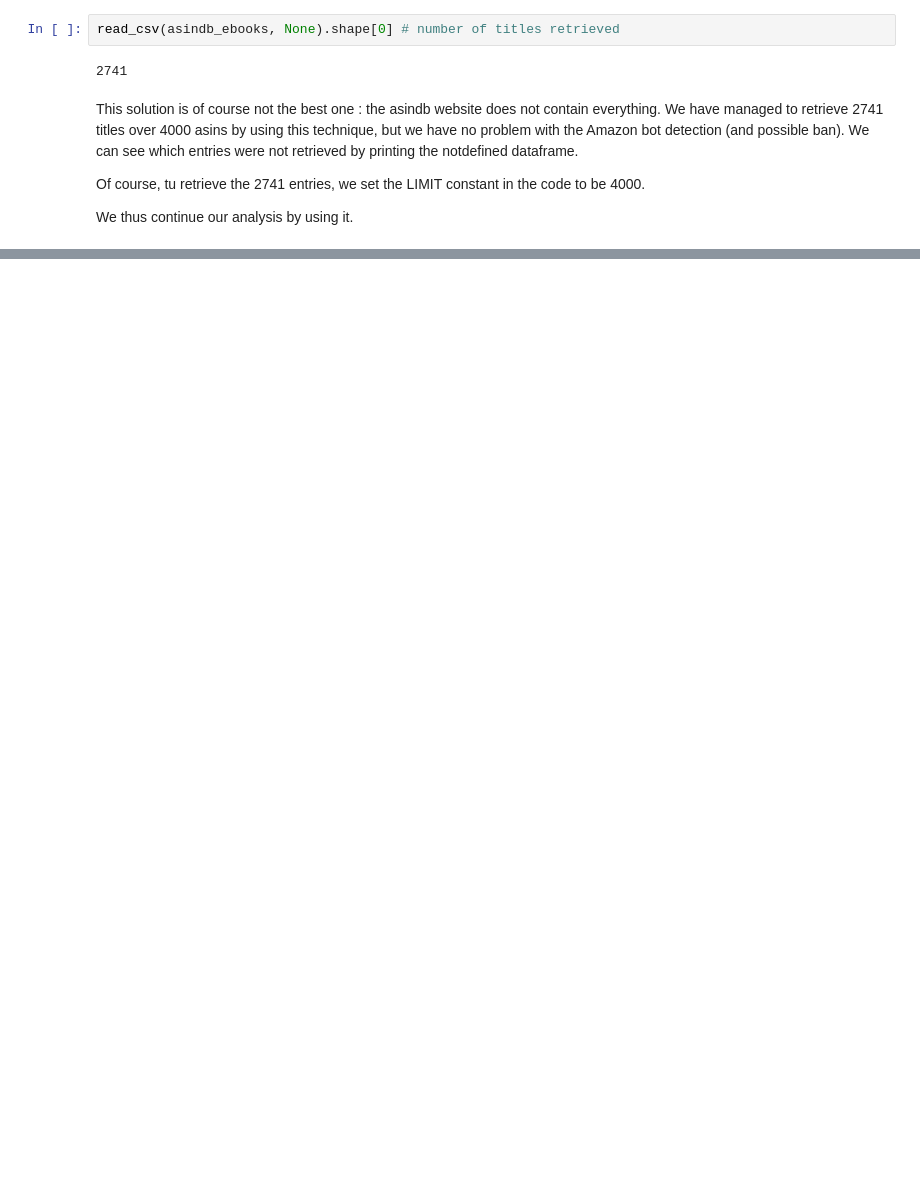
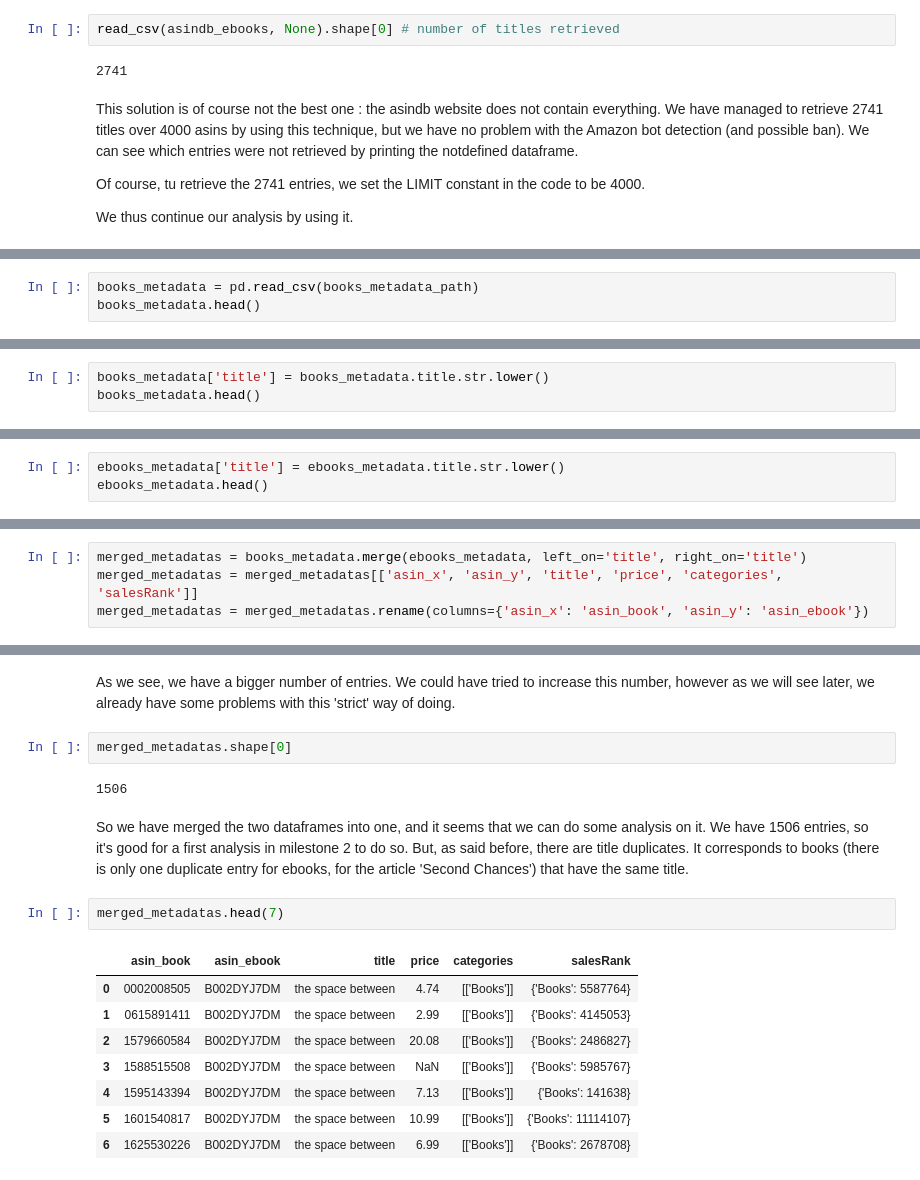
Before and after one commit to mj2905/ProjectMYP, a Jupyter notebook: project/Milestone 2.ipynb, the cells around one changed output, grey strips where cells are left out. Saved outputs shown, nothing was run; the diff lists cells and outputs as text; blank space fills up the shorter version.

```diff
--- a/project/Milestone 2.ipynb
+++ b/project/Milestone 2.ipynb
@@ -346,0 +337,3 @@ We thus continue our analysis by using it.
+# %%
+books_metadata = pd.read_csv(books_metadata_path)
+books_metadata.head()
@@ -346,0 +365,3 @@ We thus continue our analysis by using it.
+# %%
+books_metadata['title'] = books_metadata.title.str.lower()
+books_metadata.head()
@@ -346,0 +375,3 @@ We thus continue our analysis by using it.
+# %%
+ebooks_metadata['title'] = ebooks_metadata.title.str.lower()
+ebooks_metadata.head()
@@ -346,0 +385,4 @@ We thus continue our analysis by using it.
+# %%
+merged_metadatas = books_metadata.merge(ebooks_metadata, left_on='title', right_on='title')
+merged_metadatas = merged_metadatas[['asin_x', 'asin_y', 'title', 'price', 'categories', 'salesRank']]
+merged_metadatas = merged_metadatas.rename(columns={'asin_x': 'asin_book', 'asin_y': 'asin_ebook'})
@@ -346,0 +398,20 @@ We thus continue our analysis by using it.
+# %% [markdown]
+As we see, we have a bigger number of entries. We could have tried to increase this number, however as we will see later, we already have some problems with this 'strict' way of doing.
+# %%
+merged_metadatas.shape[0]
+# %% [output]
+1506
+# %% [markdown]
+So we have merged the two dataframes into one, and it seems that we can do some analysis on it. We have 1506 entries, so it's good for a first analysis in milestone 2 to do so.
+But, as said before, there are title duplicates. It corresponds to books (there is only one duplicate entry for ebooks, for the article 'Second Chances') that have the same title.
+# %%
+merged_metadatas.head(7)
+# %% [output]
+|  | asin_book | asin_ebook | title | price | categories | salesRank |
+| 0 | 0002008505 | B002DYJ7DM | the space between | 4.74 | [['Books']] | {'Books': 5587764} |
+| 1 | 0615891411 | B002DYJ7DM | the space between | 2.99 | [['Books']] | {'Books': 4145053} |
+| 2 | 1579660584 | B002DYJ7DM | the space between | 20.08 | [['Books']] | {'Books': 2486827} |
+| 3 | 1588515508 | B002DYJ7DM | the space between | NaN | [['Books']] | {'Books': 5985767} |
+| 4 | 1595143394 | B002DYJ7DM | the space between | 7.13 | [['Books']] | {'Books': 141638} |
+| 5 | 1601540817 | B002DYJ7DM | the space between | 10.99 | [['Books']] | {'Books': 11114107} |
+| 6 | 1625530226 | B002DYJ7DM | the space between | 6.99 | [['Books']] | {'Books': 2678708} |
```
Also changed, not shown: parts of 20 cells of this notebook.
